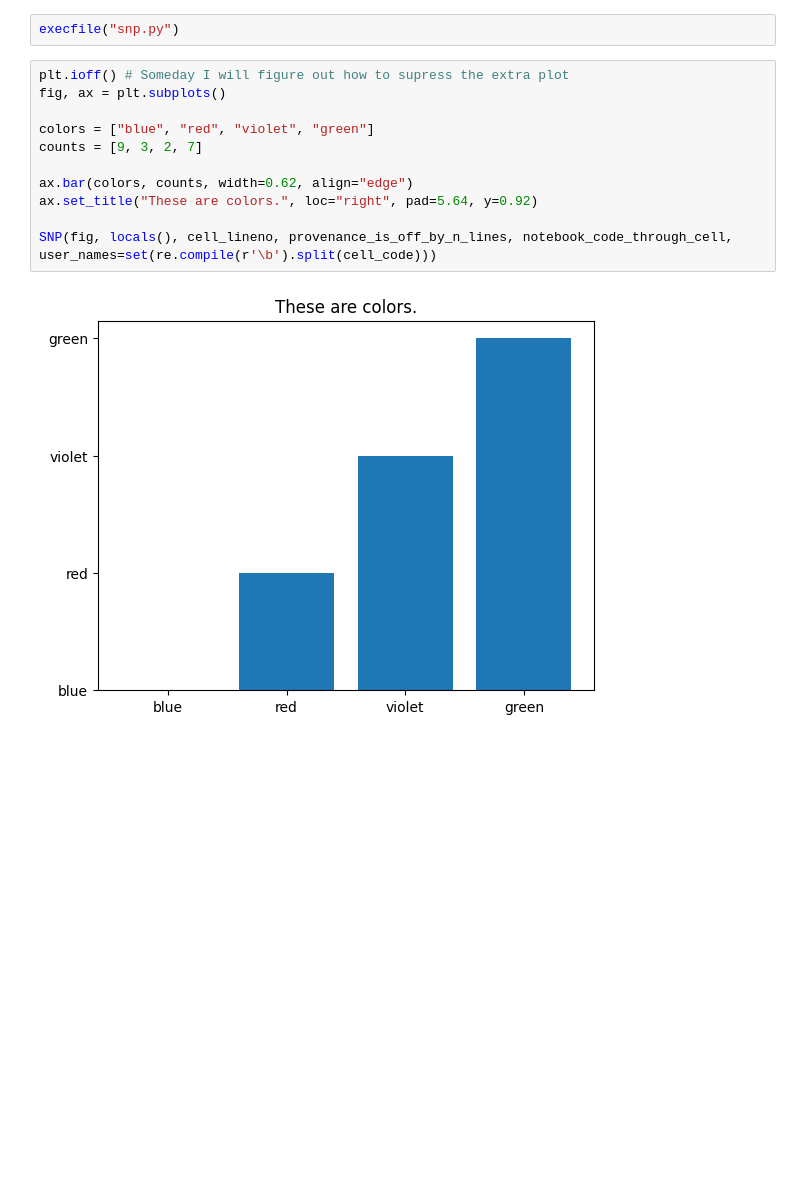
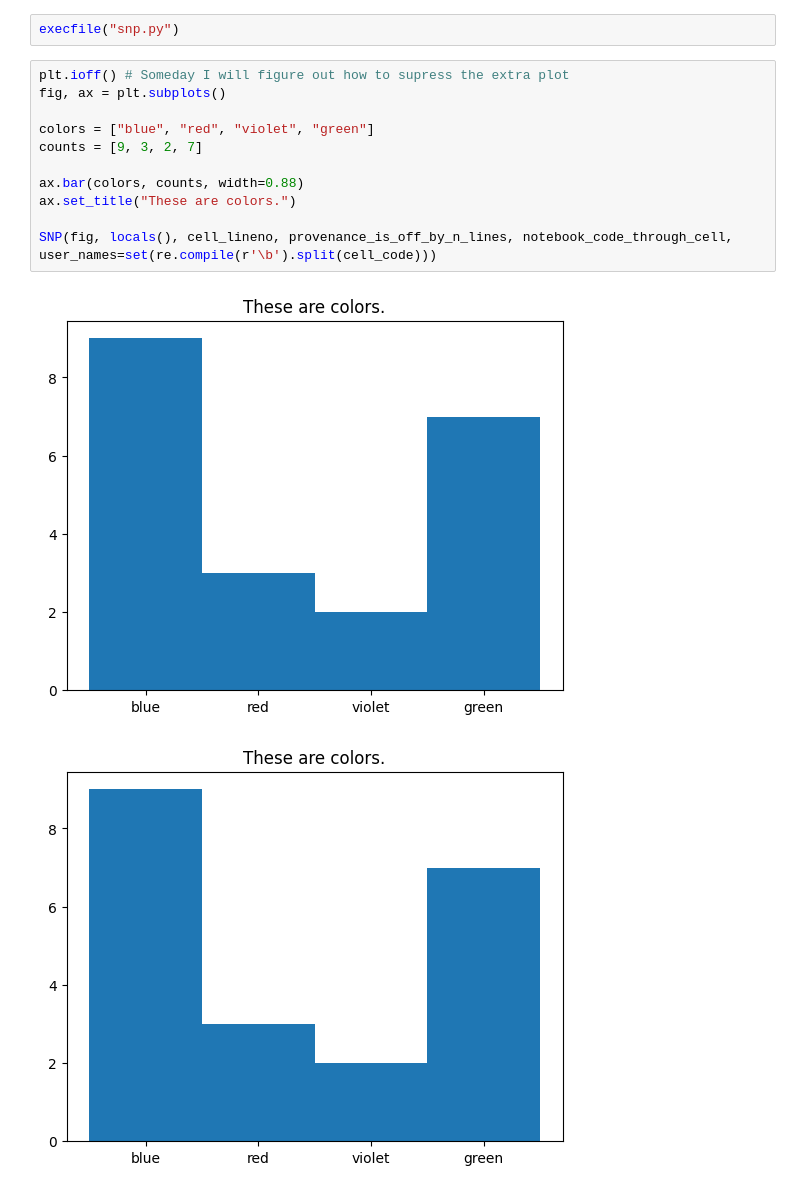
Before and after one commit to brianhempel/plottery, a Jupyter notebook: src/snp.ipynb, the cells around one changed output. Cells and saved outputs as stored; diff of their text form; blank space fills up the shorter version.

```diff
--- a/src/snp.ipynb
+++ b/src/snp.ipynb
@@ -8,13 +8,14 @@ execfile("snp.py")
 # %%
 plt.ioff() # Someday I will figure out how to supress the extra plot
 fig, ax = plt.subplots()
 
 colors = ["blue", "red", "violet", "green"]
 counts = [9, 3, 2, 7]
 
-ax.bar(colors, counts, width=0.62, align="edge")
-ax.set_title("These are colors.", loc="right", pad=5.64, y=0.92)
+ax.bar(colors, counts, width=0.88)
+ax.set_title("These are colors.")
 
 SNP(fig, locals(), cell_lineno, provenance_is_off_by_n_lines, notebook_code_through_cell, user_names=set(re.compile(r'\b').split(cell_code)))
 # %% [output]
-[figure, old version]
+[figure, new version]
+[figure, added]
```
Also changed, not shown: 4 other files.
